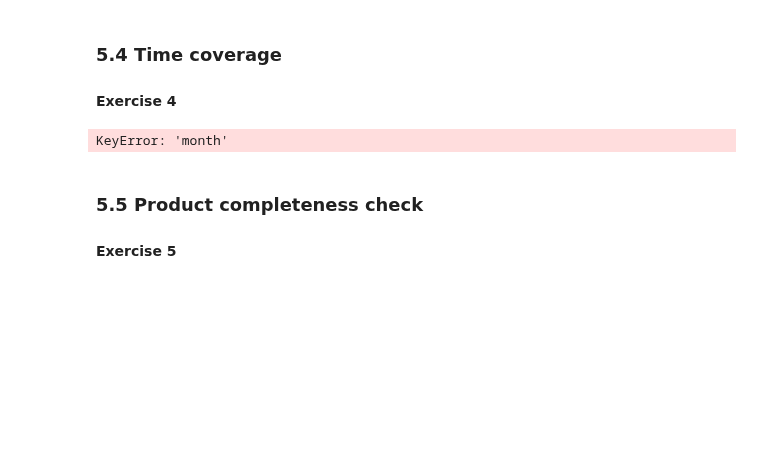
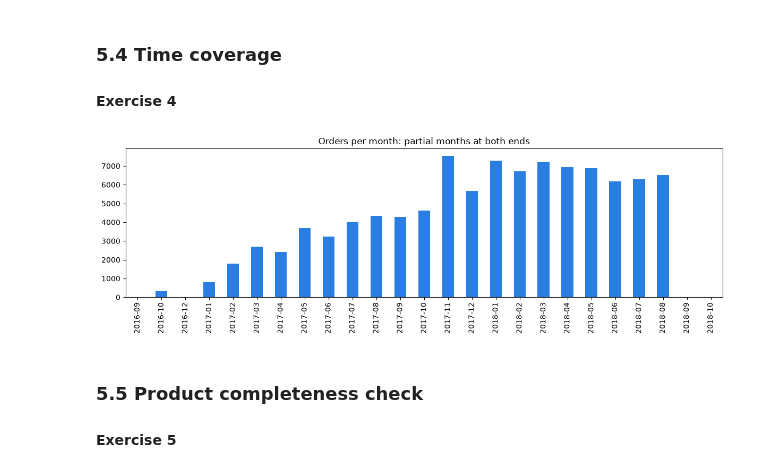
Before and after one commit to estifwonde1/kddm_lab, a Jupyter notebook: DWH_OLAP_Assignment_1_Notebook.ipynb, the cells around one changed output. Cells and saved outputs as stored; diff of their text form; code cells hidden in the pictures; blank space fills up the shorter version.

```diff
--- a/DWH_OLAP_Assignment_1_Notebook.ipynb
+++ b/DWH_OLAP_Assignment_1_Notebook.ipynb
@@ -334,14 +361,18 @@ SELECT 'write your query here'
 #### Exercise 4
 # %%
 monthly = q("""
-SELECT 'write your query here'
+SELECT strftime(date_trunc('month', order_purchase_timestamp), '%Y-%m') AS month,
+       count(*) AS orders
+FROM raw.orders
+GROUP BY 1
+ORDER BY 1
 """)
 ax = monthly.plot.bar(x="month", y="orders", figsize=(12, 4), legend=False, color="#2a7de1")
 ax.set_title("Orders per month: partial months at both ends")
 ax.set_xlabel("")
 plt.tight_layout(); plt.show()
 # %% [output]
-KeyError: 'month'
+[figure, added]
 # %% [markdown]
 ### 5.5 Product completeness check
 
```
Also changed, not shown: parts of 8 cells of this notebook, 1 other file.
